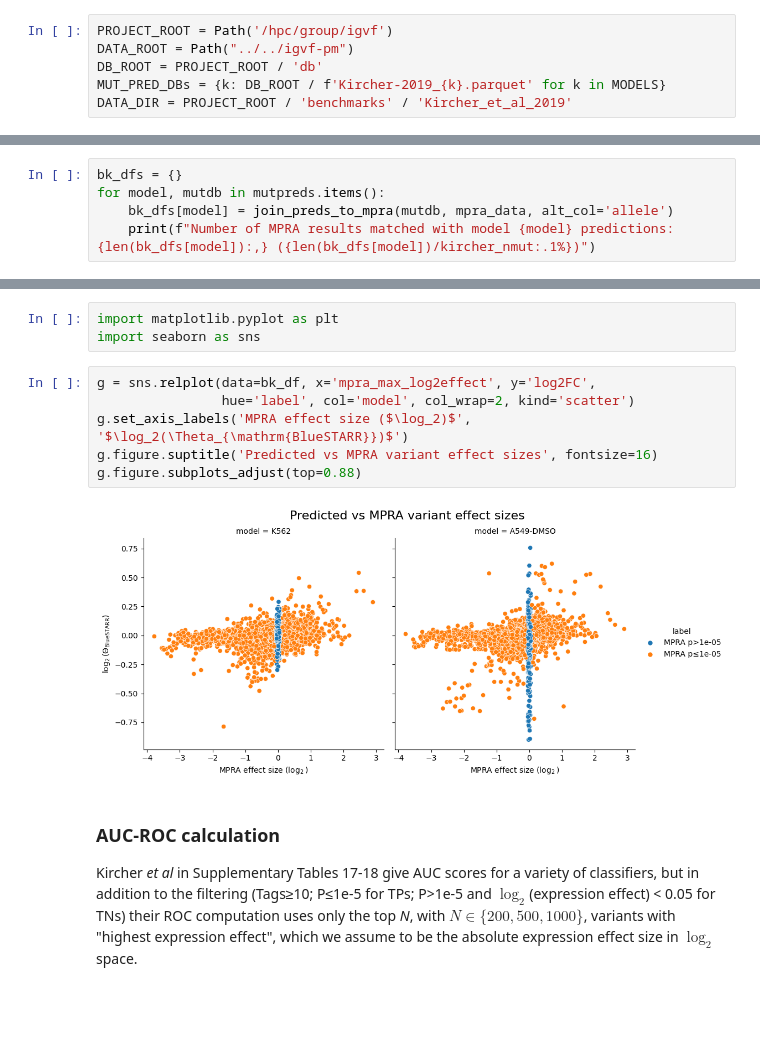
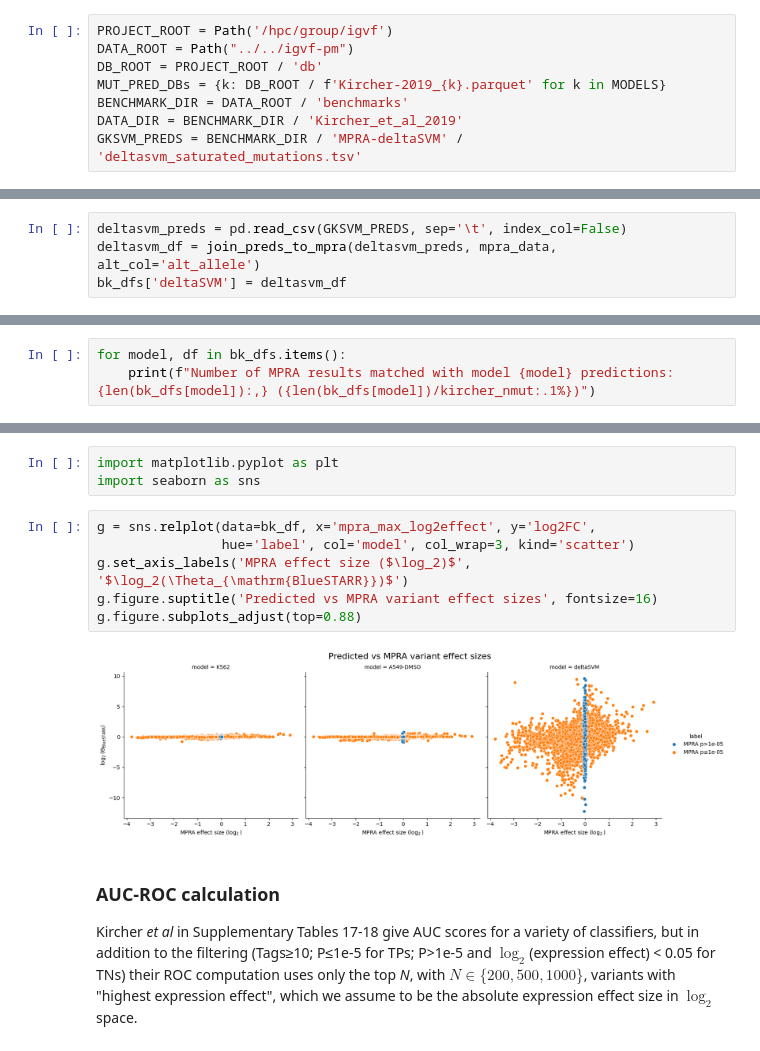
Before and after one commit to Duke-IGVF/BlueSTARR-viz, a Jupyter notebook: preds/Model-benchmarking.ipynb, the cells around one changed output, grey strips where cells are left out. Saved outputs shown, nothing was run; the diff lists cells and outputs as text; blank space fills up the shorter version.

```diff
--- a/preds/Model-benchmarking.ipynb
+++ b/preds/Model-benchmarking.ipynb
@@ -26,7 +26,9 @@ PROJECT_ROOT = Path('/hpc/group/igvf')
 DATA_ROOT = Path("../../igvf-pm")
 DB_ROOT = PROJECT_ROOT / 'db'
 MUT_PRED_DBs = {k: DB_ROOT / f'Kircher-2019_{k}.parquet' for k in MODELS}
-DATA_DIR = PROJECT_ROOT / 'benchmarks' / 'Kircher_et_al_2019'
+BENCHMARK_DIR = DATA_ROOT / 'benchmarks'
+DATA_DIR = BENCHMARK_DIR / 'Kircher_et_al_2019'
+GKSVM_PREDS = BENCHMARK_DIR / 'MPRA-deltaSVM' / 'deltasvm_saturated_mutations.tsv'
 # %% [markdown]
 ## Load Kircher _et al_ (2019) data files
 # %%
@@ -57,0 +66,4 @@ from starrutil.mprautil import join_preds_to_mpra
+# %%
+deltasvm_preds = pd.read_csv(GKSVM_PREDS, sep='\t', index_col=False)
+deltasvm_df = join_preds_to_mpra(deltasvm_preds, mpra_data, alt_col='alt_allele')
+bk_dfs['deltaSVM'] = deltasvm_df
@@ -58,7 +72,5 @@ from starrutil.mprautil import join_preds_to_mpra
 # %%
-bk_dfs = {}
-for model, mutdb in mutpreds.items():
-    bk_dfs[model] = join_preds_to_mpra(mutdb, mpra_data, alt_col='allele')
+for model, df in bk_dfs.items():
     print(f"Number of MPRA results matched with model {model} predictions: {len(bk_dfs[model]):,} ({len(bk_dfs[model])/kircher_nmut:.1%})")
 # %% [output]
 Number of MPRA results matched with model K562 predictions: 29,444 (100.0%)
@@ -124,12 +155,12 @@ import matplotlib.pyplot as plt
 import seaborn as sns
 # %%
 g = sns.relplot(data=bk_df, x='mpra_max_log2effect', y='log2FC',
-                hue='label', col='model', col_wrap=2, kind='scatter')
+                hue='label', col='model', col_wrap=3, kind='scatter')
 g.set_axis_labels('MPRA effect size ($\log_2)$', '$\log_2(\Theta_{\mathrm{BlueSTARR}})$')
 g.figure.suptitle('Predicted vs MPRA variant effect sizes', fontsize=16)
 g.figure.subplots_adjust(top=0.88)
 # %% [output]
-[figure, old version]
+[figure, new version]
 # %% [markdown]
 ### AUC-ROC calculation
 
```
Also changed, not shown: parts of 13 cells of this notebook.
